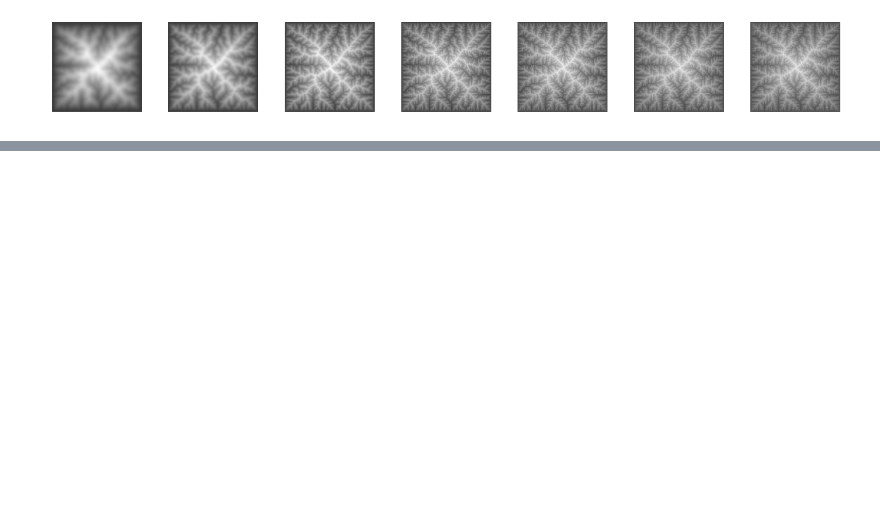
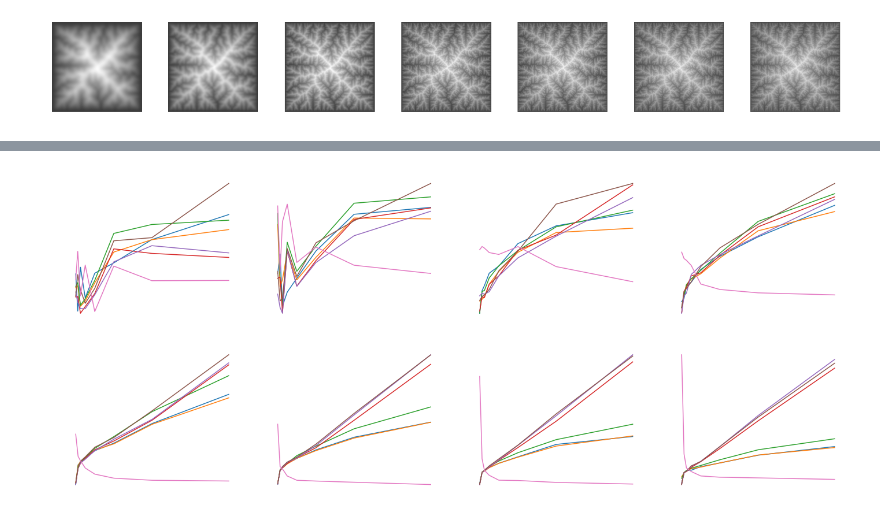
Before and after one commit to fastscape-lem/fastscapelib, a Jupyter notebook: examples/mountain.ipynb, the cells around one changed output, grey strips where cells are left out. Drawn from its saved outputs; the diff is of its cells as text; code cells hidden in the pictures; blank space fills up the shorter version.

```diff
--- a/examples/mountain.ipynb
+++ b/examples/mountain.ipynb
@@ -100,0 +171,12 @@ fig.tight_layout()
+# %%
+fig, ax = plt.subplots(nrows = 2, ncols = 4,figsize = (24,10))
+plot_prop(32, ax[0,0])
+plot_prop(64, ax[0,1])
+plot_prop(128, ax[0,2])
+plot_prop(256, ax[0,3])
+plot_prop(512, ax[1,0])
+plot_prop(1024, ax[1,1])
+plot_prop(2048, ax[1,2])
+plot_prop(4096, ax[1,3])
+# %% [output]
+[figure, added]
```
Also changed, not shown: parts of 6 cells of this notebook, 4 other files.
